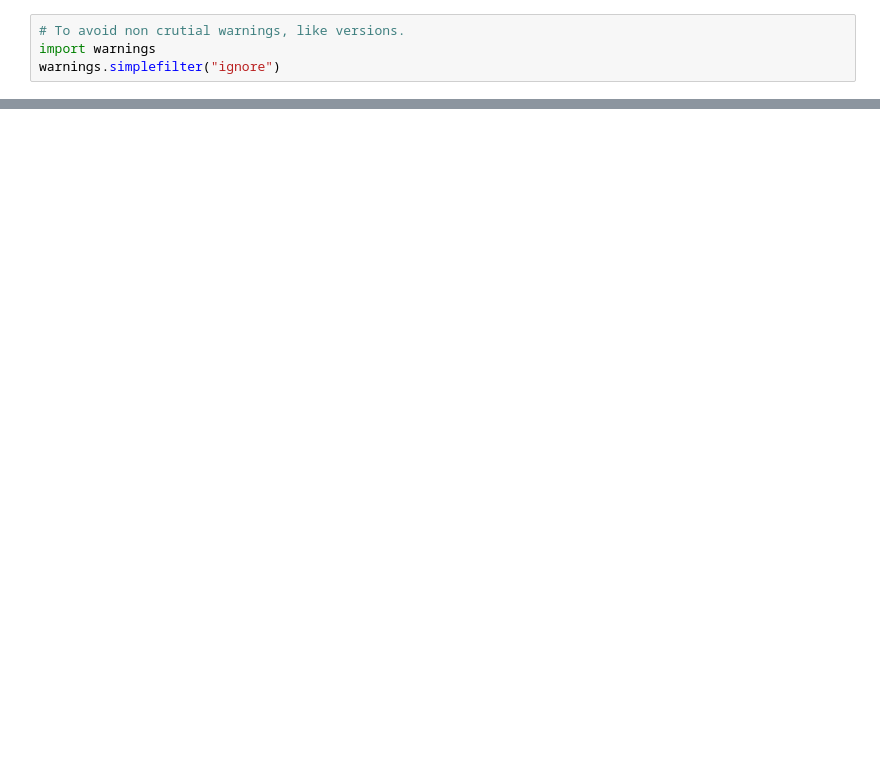
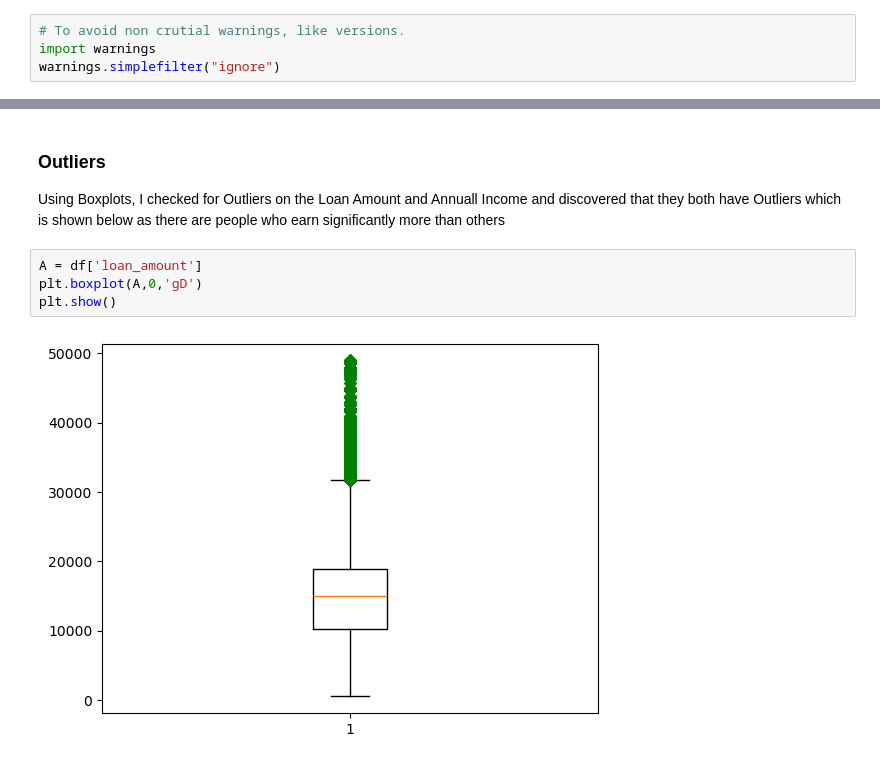
Before and after one commit to munircole/Loan-Default-Prediction-System, a Jupyter notebook: loan-defaulters.ipynb, the cells around one changed output, grey strips where cells are left out. Cells and saved outputs as stored; diff of their text form; blank space fills up the shorter version.

```diff
--- a/loan-defaulters.ipynb
+++ b/loan-defaulters.ipynb
@@ -71,0 +202,9 @@ df.describe()
+# %% [markdown]
+### Outliers <a class="anchor" id="Outliers"></a>
+Using Boxplots, I checked for Outliers on the Loan Amount and Annuall Income and discovered that they both have  Outliers which is shown below as there are people who earn significantly more than others
+# %%
+A = df['loan_amount']
+plt.boxplot(A,0,'gD')
+plt.show()
+# %% [output]
+[figure, added]
```
Also changed, not shown: parts of 43 cells of this notebook.
